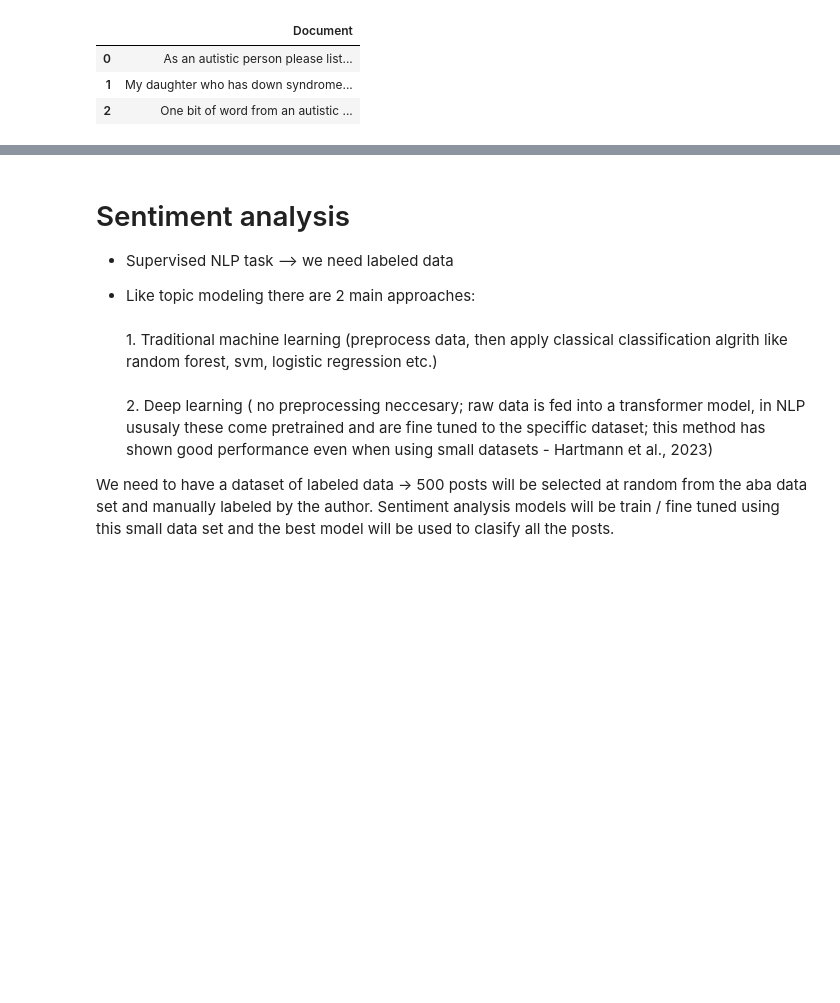
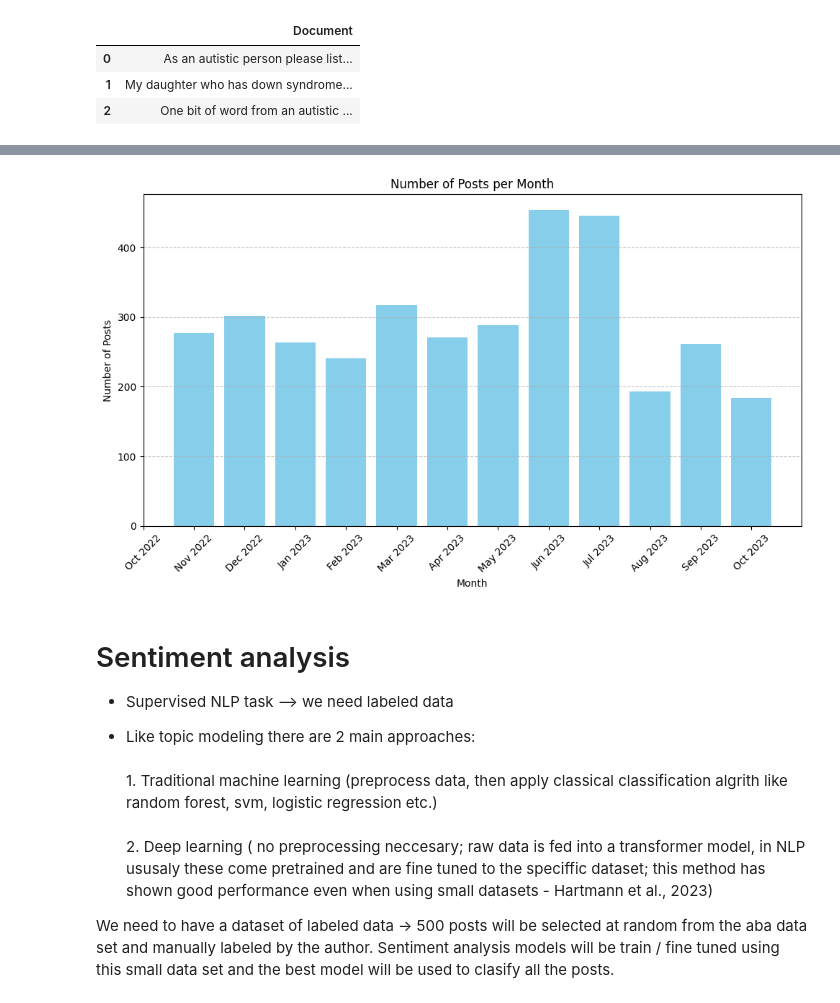
Before and after one commit to andrea-mar/BBK_MScDataScience2reddit_posts, a Jupyter notebook: sentiment_analysis_aba_posts.ipynb, the cells around one changed output, grey strips where cells are left out. Saved outputs shown, nothing was run; the diff lists cells and outputs as text; code cells hidden in the pictures; blank space fills up the shorter version.

```diff
--- a/sentiment_analysis_aba_posts.ipynb
+++ b/sentiment_analysis_aba_posts.ipynb
@@ -73,3 +256,36 @@ memory usage: 27.9+ KB
+# %%
+# when were the posts made?
+import calendar
+
+# sort data first by year (in ascending order) and then by month (in ascending order)
+aba_posts_indexed = aba_posts_indexed.sort_values(['year', 'month'])
+# group the data by 'year' and 'month' and count the number of 'id' values per month
+counts = aba_posts_indexed.groupby(['year', 'month'])['id'].count().reset_index()
+
+# Create a bar plot
+plt.figure(figsize=(10, 6))
+plt.bar(counts['month'], counts['id'], color='skyblue')
+plt.xlabel('Month')
+plt.ylabel('Number of Posts')
+plt.title('Number of Posts per Month')
+
+# format the x-axis labels to display both month and year
+x_labels = [f'{calendar.month_abbr[month]} {year}' for year, month in zip(counts['year'], counts['month'])]
+
+# get the unique x_labels and their corresponding positions ( chronological order )
+unique_x_labels = list(set(x_labels))
+unique_x_positions = [x_labels.index(label) for label in unique_x_labels]
+
+plt.xticks(unique_x_positions, unique_x_labels, rotation=45)
+
+plt.grid(axis='y', linestyle='--', alpha=0.7)
+plt.tight_layout()
+plt.show()
+
+
+# posts seem to be equaly distiributed across the year ( wiht june and july have a slight increase in posting - this is consistent with the whole data set)
+# %% [output]
+[figure, added]
 # %% [markdown]
 # Sentiment analysis
 - Supervised NLP task --> we need labeled data
```
Also changed, not shown: parts of 82 cells of this notebook, 1 other file.
